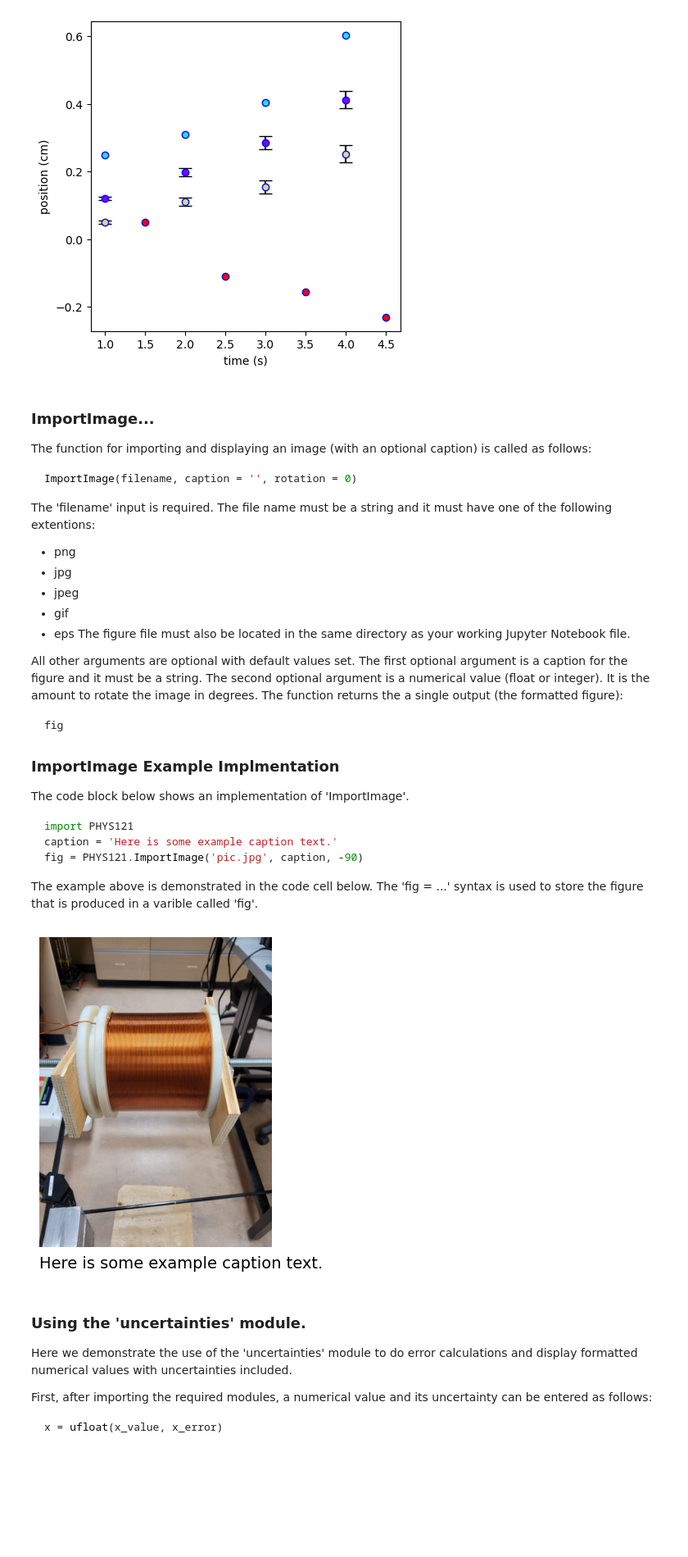
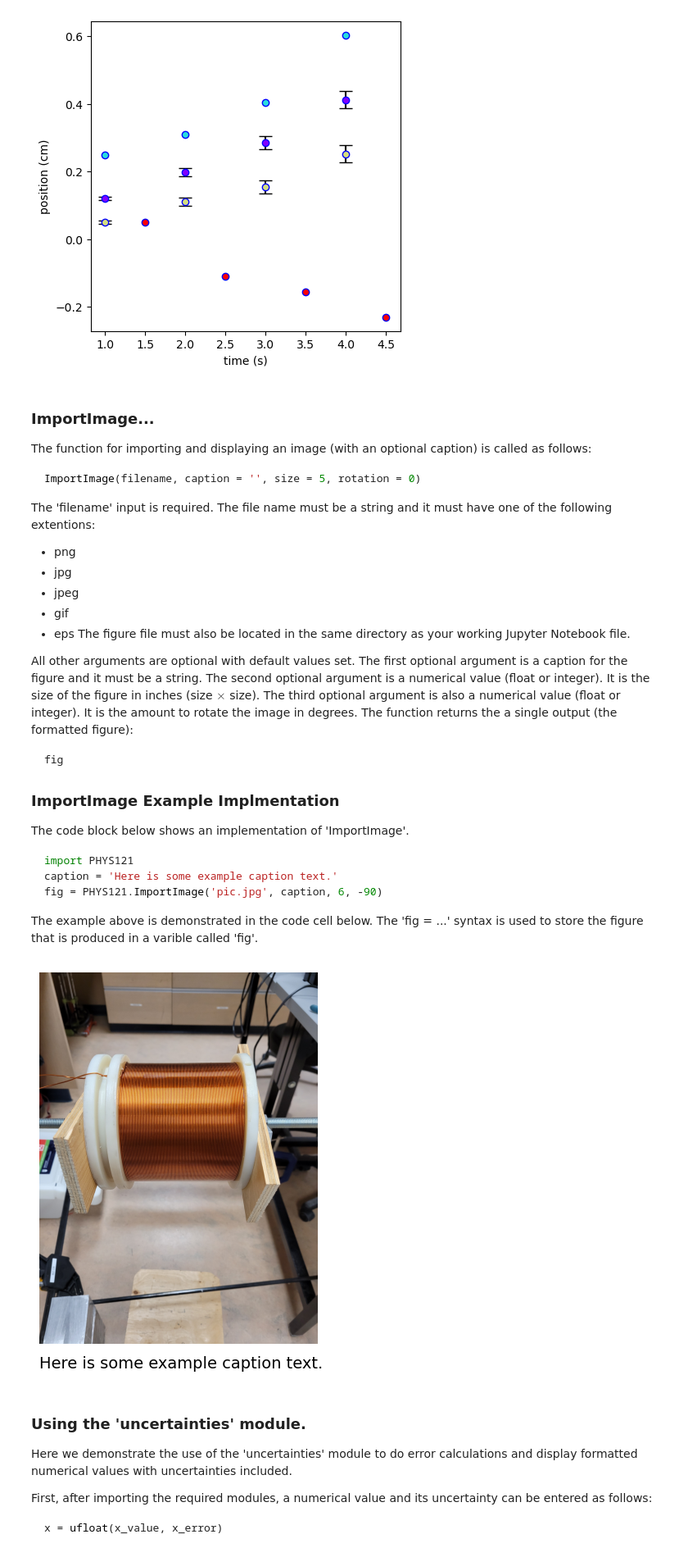
Before and after one commit to jake-bobowski/PHYS121_Functions, a Jupyter notebook: PHYS_121_Functions_demonstration.ipynb, the cells around one changed output. Shown at 82% size. Cells and saved outputs as stored; diff of their text form; code cells hidden in the pictures; blank space fills up the shorter version.

````diff
--- a/PHYS_121_Functions_demonstration.ipynb
+++ b/PHYS_121_Functions_demonstration.ipynb
@@ -474,7 +522,7 @@ fig = PHYS121.MultiScatter(DataArray, 'time', 'position', 's', 'cm')
 
 The function for importing and displaying an image (with an optional caption) is called as follows:
 ```python
-ImportImage(filename, caption = '', rotation = 0)
+ImportImage(filename, caption = '', size = 5, rotation = 0)
 ```
 The 'filename' input is required.  The file name must be a string and it must have one of the following extentions:
  - png
@@ -484,7 +532,7 @@ The 'filename' input is required.  The file name must be a string and it must ha
  - eps
 The figure file must also be located in the same directory as your working Jupyter Notebook file.
 
-All other arguments are optional with default values set.  The first optional argument is a caption for the figure and it must be a string.  The second optional argument is a numerical value (float or integer).  It is the amount to rotate the image in degrees.   The function returns the a single output (the formatted figure):
+All other arguments are optional with default values set.  The first optional argument is a caption for the figure and it must be a string.  The second optional argument is a numerical value (float or integer).  It is the size of the figure in inches (size $\times$ size).  The third optional argument is also a numerical value (float or integer).  It is the amount to rotate the image in degrees.   The function returns the a single output (the formatted figure):
 ```python
 fig
 ```
@@ -494,16 +542,16 @@ The code block below shows an implementation of 'ImportImage'.
 ```python
 import PHYS121
 caption = 'Here is some example caption text.'
-fig = PHYS121.ImportImage('pic.jpg', caption, -90)
+fig = PHYS121.ImportImage('pic.jpg', caption, 6, -90)
 ```
 
 The example above is demonstrated in the code cell below.  The 'fig = ...' syntax is used to store the figure that is produced in a varible called 'fig'.
 # %%
 import PHYS121
 caption = 'Here is some example caption text.'
-fig = PHYS121.ImportImage('pic.jpg', caption, -90)
+fig = PHYS121.ImportImage('pic.jpg', caption, 6, -90)
 # %% [output]
-[figure, old version]
+[figure, new version]
 # %% [markdown]
 ### Using the 'uncertainties' module.
 Here we demonstrate the use of the 'uncertainties' module to do error calculations and display formatted numerical values with uncertainties included.
````
Also changed, not shown: parts of 3 cells of this notebook, 2 other files.
